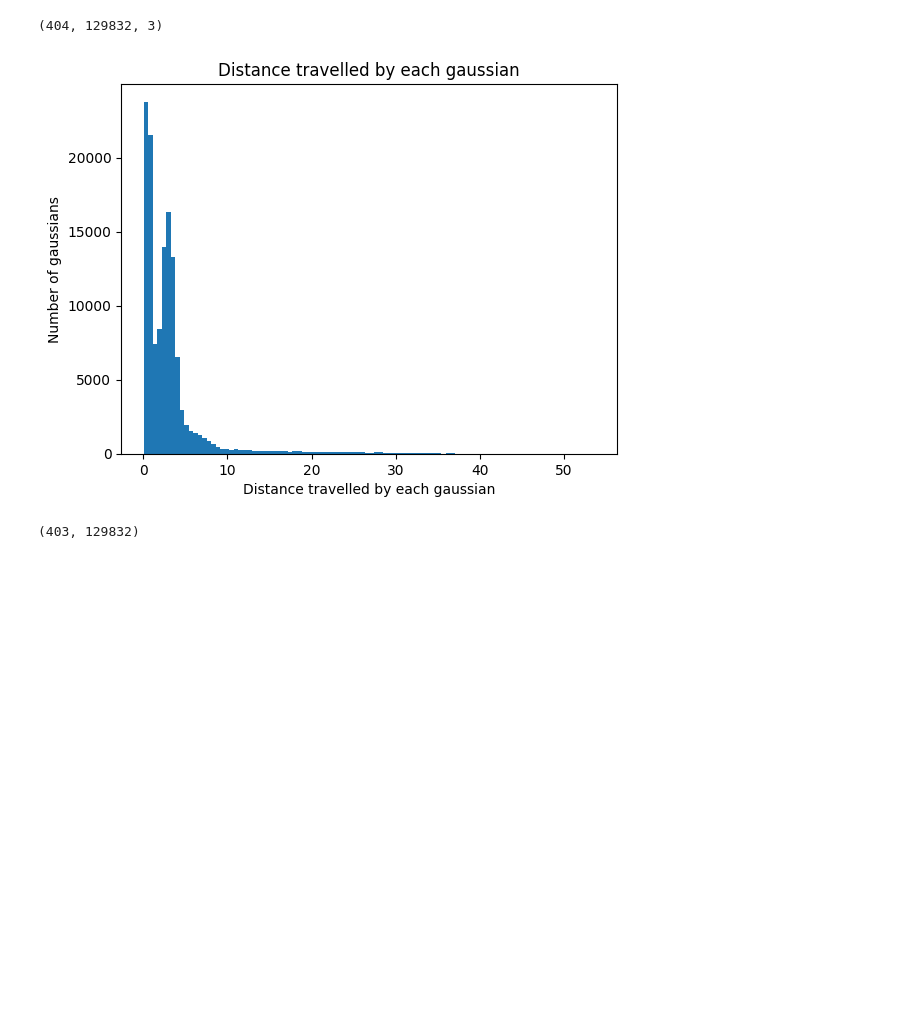
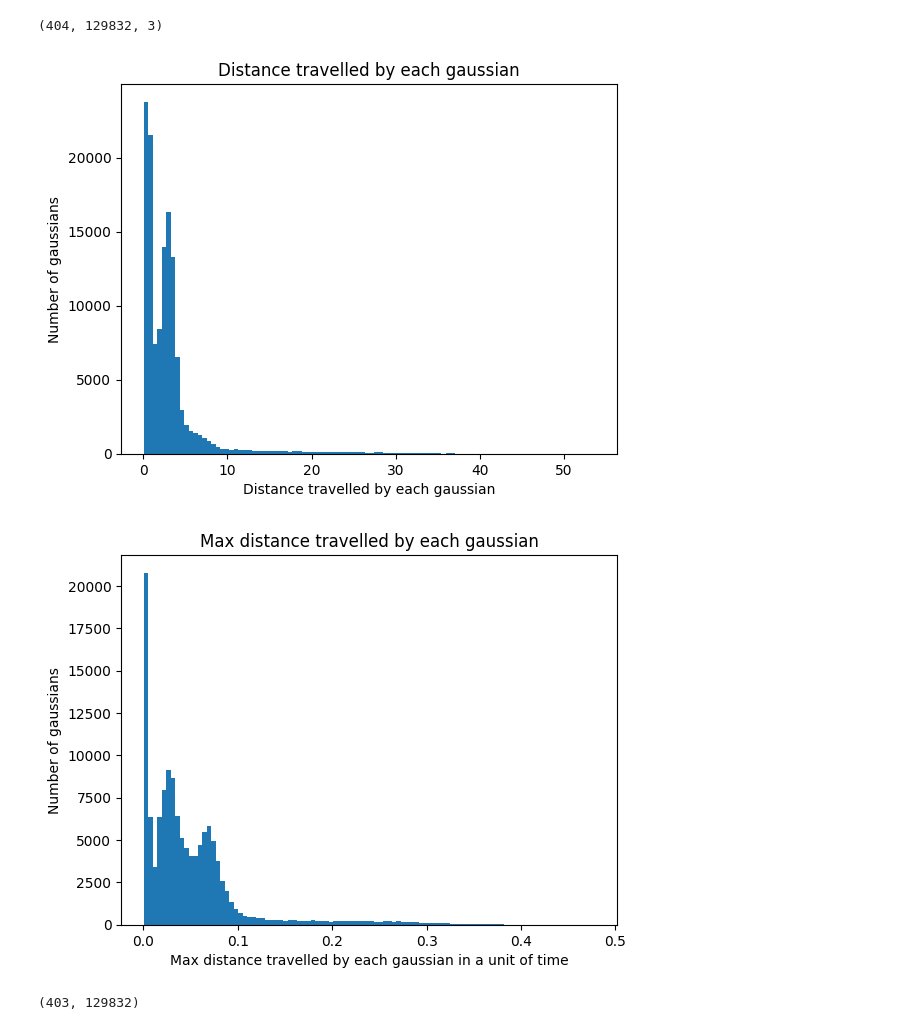
Before and after one commit to mickaelbressieux/Deformable-3D-Gaussians, a Jupyter notebook: Displacement.ipynb, the cells around one changed output. Drawn from its saved outputs; the diff is of its cells as text; code cells hidden in the pictures; blank space fills up the shorter version.

```diff
--- a/Displacement.ipynb
+++ b/Displacement.ipynb
@@ -39,6 +39,7 @@ elif strategy==2:
 
     d_xyz=np.load(os.path.join(datapath,"can_d_xyz.npy")) #size Bxnb_gaussx3
     d_scaling=np.load(os.path.join(datapath,"can_d_scaling.npy")) #size Bx1
+    d_rotation=np.load(os.path.join(datapath,"can_d_rotation.npy")) #size Bx1
 
     print(d_xyz.shape)
 
@@ -71,18 +72,26 @@ elif strategy==3:
 # %%
 # d_xyz is nb_time_steps x nb_gaussians x 3
 
 # compute the distance travelled by each gaussian
 dist=np.linalg.norm(d_xyz[1:,:,:]-d_xyz[:-1,:,:],axis=2) # we take the norm of the difference between each time step
-dist=np.sum(dist,axis=0)
+sum_dist=np.sum(dist,axis=0)
+max_dist=np.max(dist,axis=0)
 
 # plot histogram of the distance travelled by each gaussian
-plt.hist(dist,bins=100)
+plt.hist(sum_dist,bins=100)
 plt.xlabel("Distance travelled by each gaussian")
 plt.ylabel("Number of gaussians")
 plt.title("Distance travelled by each gaussian")
 plt.show()
+
+plt.hist(max_dist,bins=100)
+plt.xlabel("Max distance travelled by each gaussian in a unit of time")
+plt.ylabel("Number of gaussians")
+plt.title("Max distance travelled by each gaussian")
+plt.show()
 # %% [output]
 [figure]
+[figure, added]
 # %%
 norm_scaling=np.linalg.norm(d_scaling[1:,:,:]-d_scaling[:-1,:,:],axis=2) # we take the norm of the difference between each time step
 print(norm_scaling.shape)
```
Also changed, not shown: parts of 1 cell of this notebook, 12 other files.
